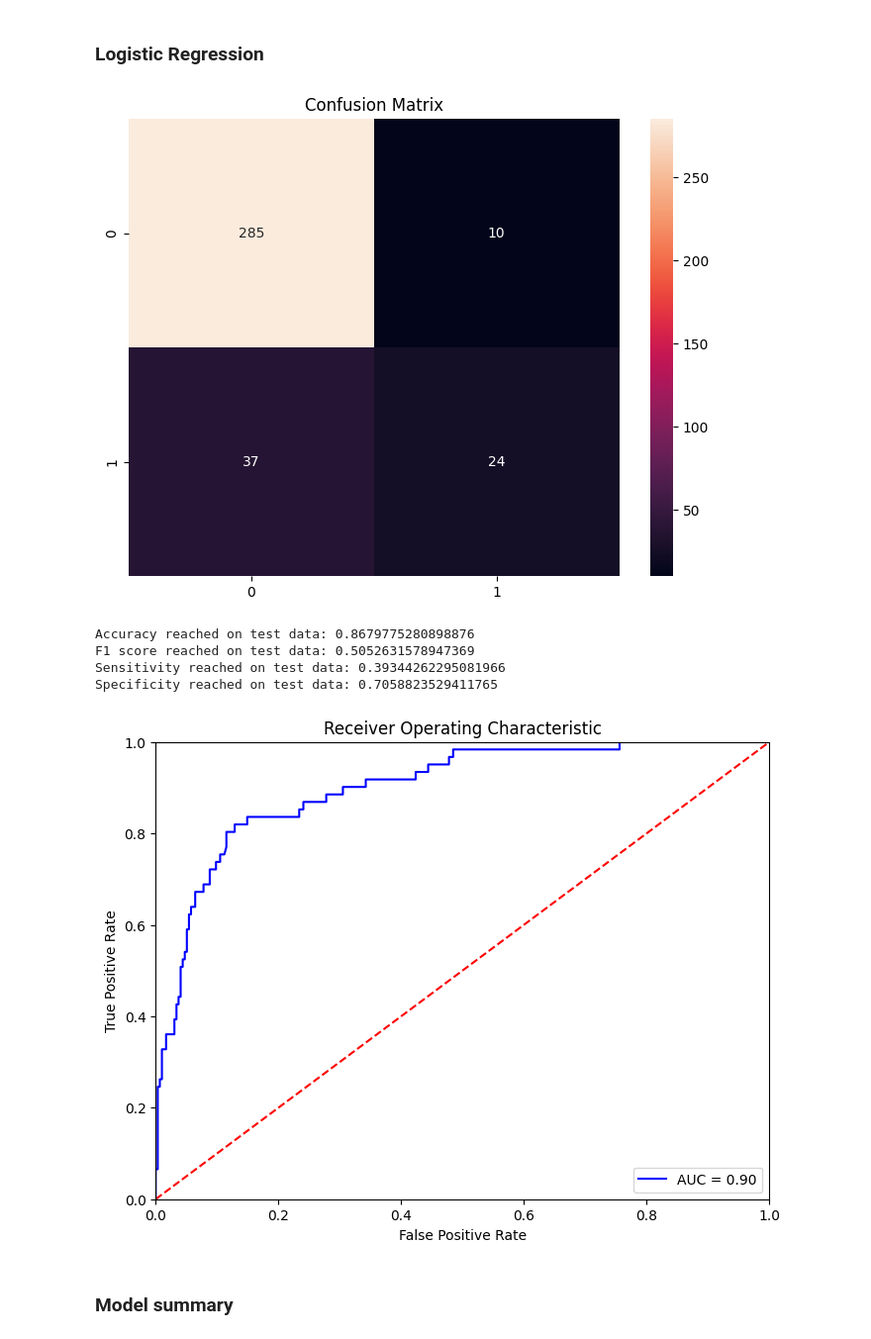
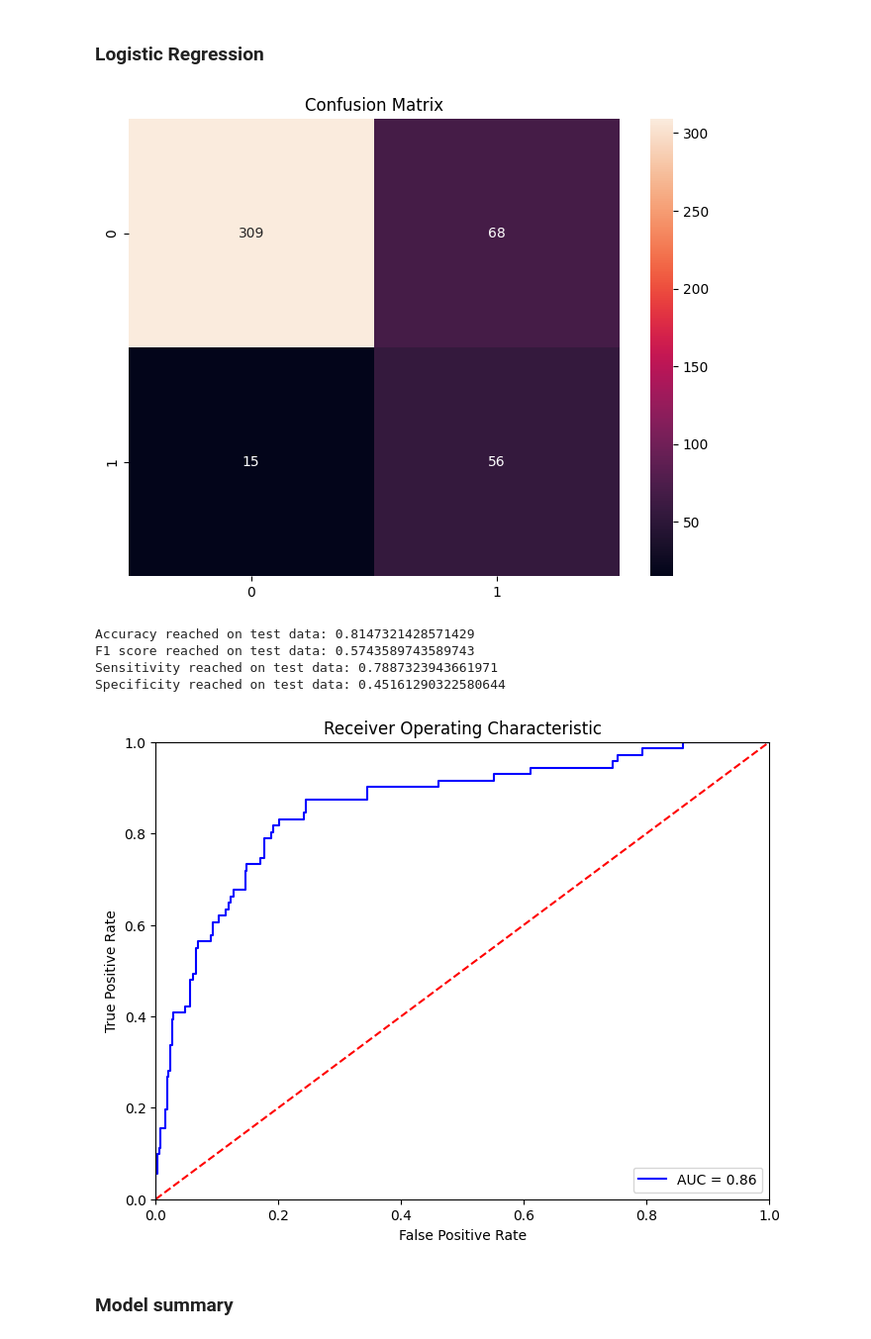
Before and after one commit to Michciak/DataGigaChads_BHL9, a Jupyter notebook: modeling.ipynb, the cells around one changed output. Shown at 99% size. Saved outputs shown, nothing was run; the diff lists cells and outputs as text; code cells hidden in the pictures.

```diff
--- a/modeling.ipynb
+++ b/modeling.ipynb
@@ -209,7 +267,9 @@ Specificity reached on test data: 0.6590909090909091
 # %% [markdown]
 ### LightGBM
 # %%
-gbm = LGBMClassifier(random_state = 2115)
+gbm = Pipeline(
+    steps=[("preprocessor", preprocessor), ('imputer', SimpleImputer(strategy="median")), ("adasyn", ADASYN()), ("classifier", LGBMClassifier(random_state = 2115))]
+)
 gbm.fit(X_train, y_train)
 gbm_pred = gbm.predict(X_test)
 class_probabilities = gbm.predict_proba(X_test)
@@ -234,7 +281,9 @@ Specificity reached on test data: 0.8055555555555556
 # %% [markdown]
 ### SVM
 # %%
-svc = SVC(random_state = 2115, kernel = "poly", probability=True)
+svc = Pipeline(
+    steps=[("preprocessor", preprocessor), ('imputer', SimpleImputer(strategy="median")), ("adasyn", ADASYN()), ("classifier", SVC(random_state = 2115, kernel = "poly", probability=True))]
+)
 svc.fit(X_train, y_train)
 svc_pred = svc.predict(X_test)
 class_probabilities = svc.predict_proba(X_test)
@@ -251,7 +300,9 @@ Specificity reached on test data: 0.8181818181818182
 # %% [markdown]
 ### KNN
 # %%
-knn = KNeighborsClassifier()
+knn = Pipeline(
+    steps=[("preprocessor", preprocessor), ('imputer', SimpleImputer(strategy="median")), ("adasyn", ADASYN()), ("classifier", KNeighborsClassifier())]
+)
 knn.fit(X_train, y_train)
 knn_pred = knn.predict(X_test)
 class_probabilities = knn.predict_proba(X_test)
@@ -268,7 +319,9 @@ Specificity reached on test data: 0.5714285714285714
 # %% [markdown]
 ### Naive Bayes
 # %%
-nb = sklearn.naive_bayes.GaussianNB()
+nb = Pipeline(
+    steps=[("preprocessor", preprocessor), ('imputer', SimpleImputer(strategy="median")), ("adasyn", ADASYN()), ("classifier", sklearn.naive_bayes.GaussianNB())]
+)
 nb.fit(X_train, y_train)
 nb_pred = nb.predict(X_test)
 class_probabilities = nb.predict_proba(X_test)
@@ -285,20 +333,22 @@ Specificity reached on test data: 0.3333333333333333
 # %% [markdown]
 ### Logistic Regression
 # %%
-lr = LogisticRegression(random_state = 2115)
+lr = Pipeline(
+    steps=[("preprocessor", preprocessor), ('imputer', SimpleImputer(strategy="median")), ("adasyn", ADASYN()), ("classifier", LogisticRegression(random_state = 2115, max_iter=1000, solver = "liblinear"))]
+)
 lr.fit(X_train, y_train)
 lr_pred = lr.predict(X_test)
 class_probabilities = lr.predict_proba(X_test)
 lr_proba = class_probabilities[:, 1]
 lr_cm, lr_acc, lr_f1, lr_sensitivity, lr_specificity, lr_fpr, lr_tpr, lr_roc_auc = evaluate_model(y_test, lr_pred, lr_proba)
 summarize_evaluation(lr_cm, lr_acc, lr_f1, lr_sensitivity, lr_specificity, lr_fpr, lr_tpr, lr_roc_auc)
 # %% [output]
-[figure, old version]
+[figure, new version]
-Accuracy reached on test data: 0.8679775280898876
-F1 score reached on test data: 0.5052631578947369
-Sensitivity reached on test data: 0.39344262295081966
-Specificity reached on test data: 0.7058823529411765
+Accuracy reached on test data: 0.8147321428571429
+F1 score reached on test data: 0.5743589743589743
+Sensitivity reached on test data: 0.7887323943661971
+Specificity reached on test data: 0.45161290322580644
-[figure, old version]
+[figure, new version]
 # %% [markdown]
 ### Model summary
 # %%
```
Also changed, not shown: parts of 43 cells of this notebook, 3 other files.
